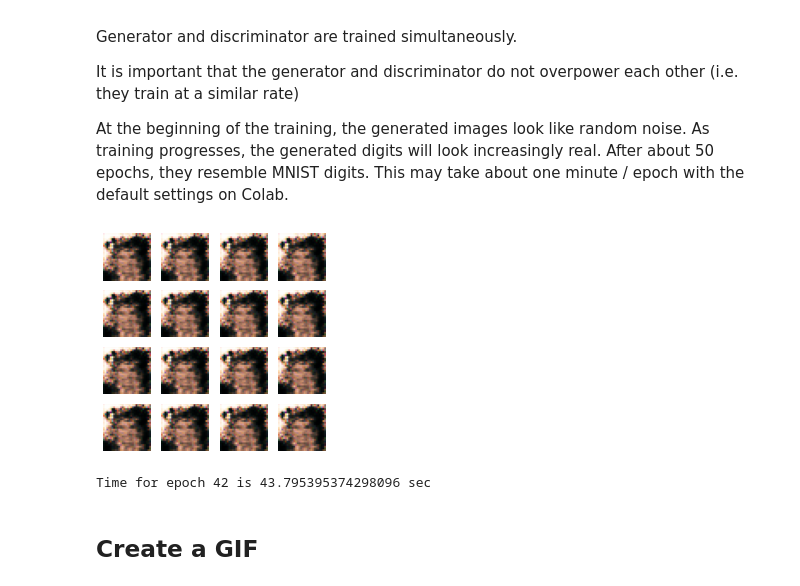
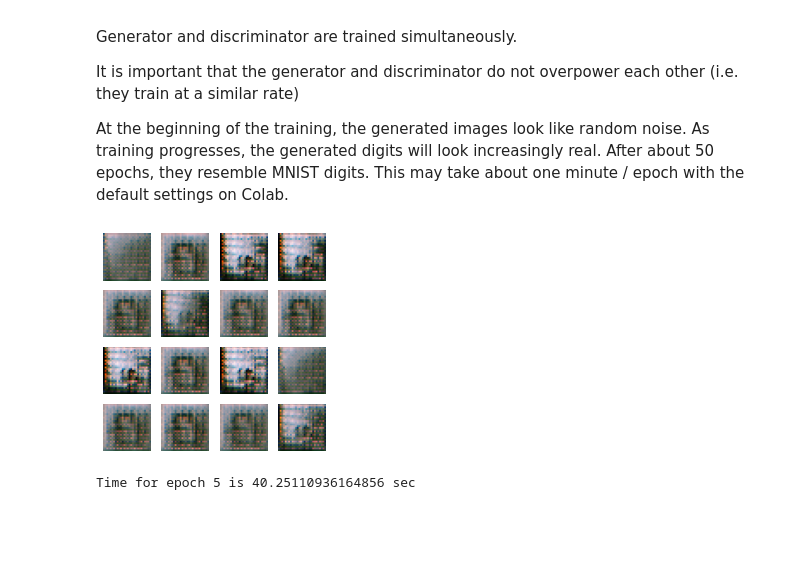
Before and after one commit to Sophie-Xiying-Liu/Deep_Learning_In_Vision, a Jupyter notebook: cDCGAN_CELEBA.ipynb, the cells around one changed output. Drawn from its saved outputs; the diff is of its cells as text; code cells hidden in the pictures; blank space fills up the shorter version.

```diff
--- a/cDCGAN_CELEBA.ipynb
+++ b/cDCGAN_CELEBA.ipynb
@@ -341,7 +346,8 @@ checkpoint_prefix = os.path.join(checkpoint_dir, "ckpt")
 checkpoint = tf.train.Checkpoint(generator_optimizer=generator_optimizer,
                                  discriminator_optimizer=discriminator_optimizer,
                                  generator=generator,
-                                 discriminator=discriminator)
+                                 discriminator=discriminator,
+                                 attribute_embeddings=attribute_embeddings)
 # %% [markdown]
 ## Training Loop
 
@@ -359,49 +374,40 @@ def train_step(images, attributes):
     #noise = tf.random.normal([BATCH_SIZE, noise_dim])
 
     with tf.GradientTape() as gen_tape, tf.GradientTape() as disc_tape:
-        #TODO put next three lines in function
-        batch_attributes_as_bool_tensor = tf.transpose(tf.stack(list(attributes.values())))
-        batch_attributes_as_float_tensor = tf.where(batch_attributes_as_bool_tensor, 1.,-1.)
-        attribute_input = tf.matmul(batch_attributes_as_float_tensor, attribute_embeddings)
+
+        attribute_input = initiate_seed_weights(attributes, attribute_embeddings)
 
         generated_images = generator(attribute_input, training=True)
-
         real_output = discriminator((images, attribute_input), training=True)
         fake_output = discriminator((generated_images, attribute_input), training=True)
 
         gen_loss = generator_loss(fake_output)
         disc_loss = discriminator_loss(real_output, fake_output)
 
-    gradients_of_generator = gen_tape.gradient(gen_loss, generator.trainable_variables + [attribute_embeddings])
+    gradients_of_generator = gen_tape.gradient(gen_loss, generator.trainable_variables)# + [attribute_embeddings])
     gradients_of_discriminator = disc_tape.gradient(disc_loss, discriminator.trainable_variables + [attribute_embeddings])
 
-    generator_optimizer.apply_gradients(zip(gradients_of_generator, generator.trainable_variables + [attribute_embeddings]))
+    generator_optimizer.apply_gradients(zip(gradients_of_generator, generator.trainable_variables))# + [attribute_embeddings]))
     discriminator_optimizer.apply_gradients(zip(gradients_of_discriminator, discriminator.trainable_variables + [attribute_embeddings]))
 
-def train(dataset, epochs):
+    return attribute_input
+
+def train(dataset, epochs, num_examples_to_generate):
     for epoch in range(epochs):
         start = time.time()
 
         for image_batch, attribute_batch in dataset:
-            train_step(image_batch, attribute_batch)
+            attribute_input = train_step(image_batch, attribute_batch)
 
         # Produce images for the GIF as you go
         display.clear_output(wait=True)
-        generate_and_save_images(generator,
-                                 epoch + 1,
-                                 seed)
+        generate_and_save_images(generator, epoch + 1, attribute_input[:num_examples_to_generate])
 
-        # Save the model every 15 epochs
-        if (epoch + 1) % 15 == 0:
+        # Save the model every 50 epochs
+        if (epoch + 1) % 50 == 0:
             checkpoint.save(file_prefix = checkpoint_prefix)
 
         print ('Time for epoch {} is {} sec'.format(epoch + 1, time.time()-start))
-
-    # Generate after the final epoch
-    display.clear_output(wait=True)
-    generate_and_save_images(generator,
-                           epochs,
-                           seed)
 
 # Generate and save images
 def generate_and_save_images(model, epoch, test_input):
@@ -413,7 +419,7 @@ def generate_and_save_images(model, epoch, test_input):
     for i in range(predictions.shape[0]):
         plt.subplot(4, 4, i+1)
         #plt.imshow(predictions[i, :, :, 0] * 127.5 + 127.5, cmap='gray')
-        plt.imshow(predictions[0])
+        plt.imshow(predictions[i])
         plt.axis('off')
 
     image_folder = 'generated_images/'
@@ -429,11 +435,11 @@ It is important that the generator and discriminator do not overpower each other
 
 At the beginning of the training, the generated images look like random noise. As training progresses, the generated digits will look increasingly real. After about 50 epochs, they resemble MNIST digits. This may take about one minute / epoch with the default settings on Colab.
 # %%
-#train(train_dataset, EPOCHS)
-BATCH_SIZE = 256
-train(ds_train, EPOCHS)
+EPOCHS = 200
+noise_dim = 100
+num_examples_to_generate = 16
+
+train(ds_train, EPOCHS, num_examples_to_generate)
 # %% [output]
-[figure, old version]
+[figure, new version]
-Time for epoch 42 is 43.795395374298096 sec
+Time for epoch 5 is 40.25110936164856 sec
-# %% [markdown]
-## Create a GIF
```
Also changed, not shown: parts of 25 cells of this notebook.
